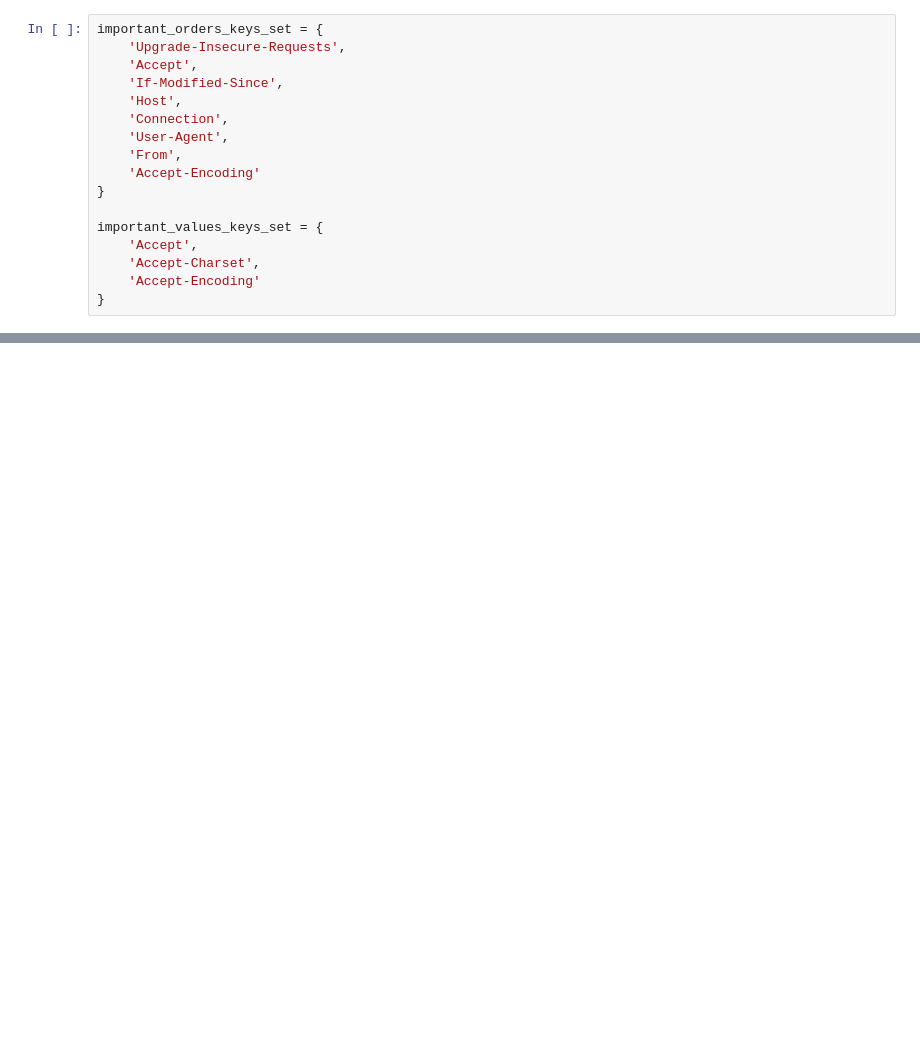
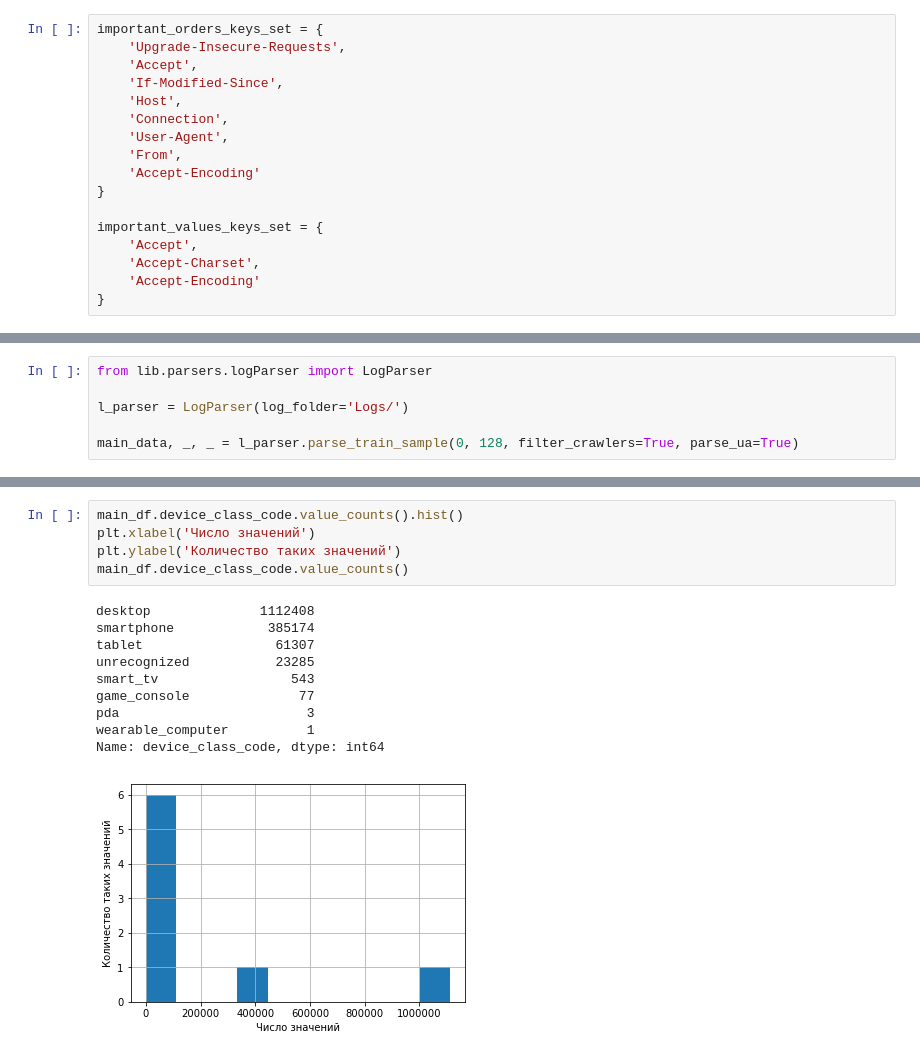
Before and after one commit to levabd/http-ml-antifraud, a Jupyter notebook: 08-ParseUserAgent.ipynb, the cells around one changed output, grey strips where cells are left out. Saved outputs shown, nothing was run; the diff lists cells and outputs as text; blank space fills up the shorter version.

Commit message:
parse user agent

```diff
--- a/08-ParseUserAgent.ipynb
+++ b/08-ParseUserAgent.ipynb
@@ -395,0 +658,6 @@ _Идея:_ **Брать логи за последние 10 дней (норм
+# %%
+from lib.parsers.logParser import LogParser
+
+l_parser = LogParser(log_folder='Logs/')
+
+main_data, _, _ = l_parser.parse_train_sample(0, 128, filter_crawlers=True, parse_ua=True)
@@ -395,0 +693,16 @@ _Идея:_ **Брать логи за последние 10 дней (норм
+# %%
+main_df.device_class_code.value_counts().hist()
+plt.xlabel('Число значений')
+plt.ylabel('Количество таких значений')
+main_df.device_class_code.value_counts()
+# %% [output]
+desktop              1112408
+smartphone            385174
+tablet                 61307
+unrecognized           23285
+smart_tv                 543
+game_console              77
+pda                        3
+wearable_computer          1
+Name: device_class_code, dtype: int64
+[figure, added]
```
Also changed, not shown: parts of 48 cells of this notebook, 27 other files.
